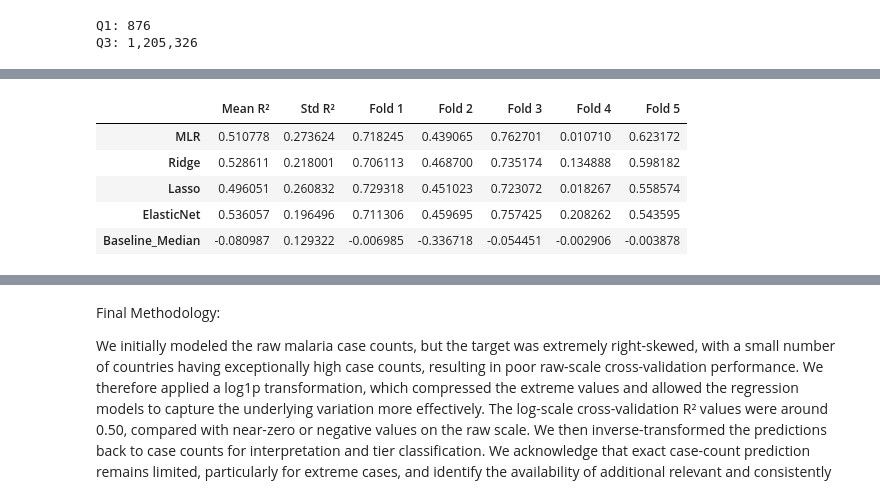
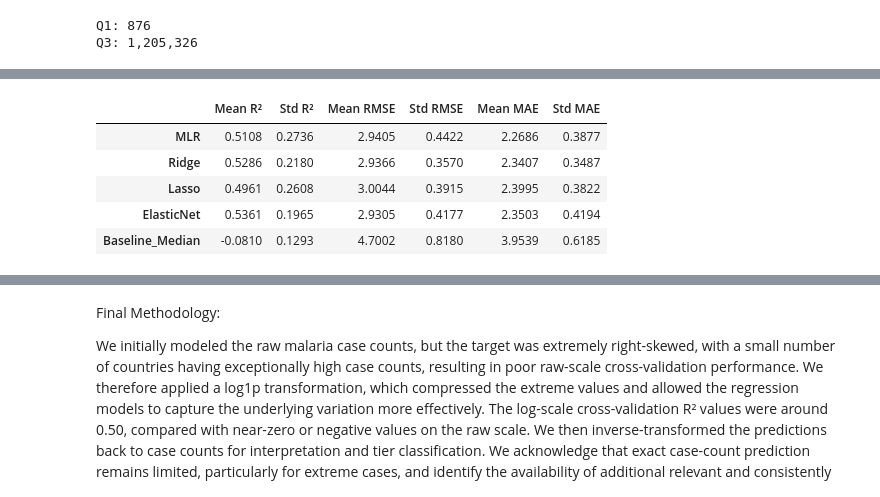
Before and after one commit to ZacharyMalonjao/Capstone2-A3101-Group2-SY26-27, a Jupyter notebook: ipynb_notebooks/02_model_training.ipynb, the cells around one changed output, grey strips where cells are left out. Drawn from its saved outputs; the diff is of its cells as text; code cells hidden in the pictures.

Commit message:
Model Aalysis update

```diff
--- a/ipynb_notebooks/02_model_training.ipynb
+++ b/ipynb_notebooks/02_model_training.ipynb
@@ -491,8 +445,0 @@ test_check
-# %%
-model_comparison = df.loc[y_test.index, ['Nation', 'Median_Malaria_Cases']].copy()
-
-for name in ['MLR', 'Ridge', 'Lasso', 'ElasticNet']:
-    preds_log = pipelines[name].predict(X_test)
-    model_comparison[f'{name}_Predicted_Cases'] = np.expm1(preds_log)
-
-model_comparison.round(0)
@@ -649,15 +541,3 @@ Fold 2:
   Mean cases: 2,000,487
   Median cases: 78,268
   Maximum cases: 13,355,300
-# %%
-# See the actual malaria-case totals in each CV fold
-
-for fold, (_, val_idx) in enumerate(kf.split(X), start=1):
-    fold_cases = y_raw.iloc[val_idx]
-
-    print(f"Fold {fold}:")
-    print(f"  Countries: {len(fold_cases)}")
-    print(f"  Mean cases: {fold_cases.mean():,.0f}")
-    print(f"  Median cases: {fold_cases.median():,.0f}")
-    print(f"  Maximum cases: {fold_cases.max():,.0f}")
-    print()
@@ -810,40 +633,47 @@ We need to check if we just got lucky
 # %%
-from sklearn.model_selection import KFold, cross_val_score
 
-kf = KFold(
-    n_splits=5,
-    shuffle=True,
-    random_state=RANDOM_STATE
-)
 
-cv_results = {}
+cv_full_results = {}
 
-for name, pipe in pipelines.items():
-    scores = cross_val_score(
-        pipe,
-        X,
-        y,
-        cv=kf,
-        scoring='r2'
-    )
+for name, model in models.items():
+    r2_scores = []
+    rmse_scores = []
+    mae_scores = []
 
-    cv_results[name] = {
-        'Mean R²': scores.mean(),
-        'Std R²': scores.std(),
-        'Fold 1': scores[0],
-        'Fold 2': scores[1],
-        'Fold 3': scores[2],
-        'Fold 4': scores[3],
-        'Fold 5': scores[4]
+    for train_idx, val_idx in kf.split(X):
+        X_train_cv = X.iloc[train_idx]
+        X_val_cv = X.iloc[val_idx]
+        y_train_cv = y.iloc[train_idx]
+        y_val_cv = y.iloc[val_idx]
+
+        # Fresh pipeline each fold so we don't overwrite the fitted pipelines you use elsewhere
+        fold_pipe = Pipeline([
+            ('preprocessor', preprocessor),
+            ('regressor', model)
+        ])
+
+        fold_pipe.fit(X_train_cv, y_train_cv)
+        preds = fold_pipe.predict(X_val_cv)
+
+        r2_scores.append(r2_score(y_val_cv, preds))
+        rmse_scores.append(np.sqrt(mean_squared_error(y_val_cv, preds)))
+        mae_scores.append(mean_absolute_error(y_val_cv, preds))
+
+    cv_full_results[name] = {
+        'Mean R²': np.mean(r2_scores),
+        'Std R²': np.std(r2_scores),
+        'Mean RMSE': np.mean(rmse_scores),
+        'Std RMSE': np.std(rmse_scores),
+        'Mean MAE': np.mean(mae_scores),
+        'Std MAE': np.std(mae_scores)
     }
 
-cv_results_df = pd.DataFrame(cv_results).T
-
-cv_results_df
+cv_full_results_df = pd.DataFrame(cv_full_results).T
+cv_full_results_df.round(4)
 # %% [output]
-|  | Mean R² | Std R² | Fold 1 | Fold 2 | Fold 3 | Fold 4 | Fold 5 |
-| MLR | 0.510778 | 0.273624 | 0.718245 | 0.439065 | 0.762701 | 0.010710 | 0.623172 |
-| Ridge | 0.528611 | 0.218001 | 0.706113 | 0.468700 | 0.735174 | 0.134888 | 0.598182 |
-| Lasso | 0.496051 | 0.260832 | 0.729318 | 0.451023 | 0.723072 | 0.018267 | 0.558574 |
-| ElasticNet | 0.536057 | 0.196496 | 0.711306 | 0.459695 | 0.757425 | 0.208262 | 0.543595 |
-| Baseline_Median | -0.080987 | 0.129322 | -0.006985 | -0.336718 | -0.054451 | -0.002906 | -0.003878 |
+|  | Mean R² | Std R² | Mean RMSE | Std RMSE | Mean MAE | Std MAE |
+| MLR | 0.5108 | 0.2736 | 2.9405 | 0.4422 | 2.2686 | 0.3877 |
+| Ridge | 0.5286 | 0.2180 | 2.9366 | 0.3570 | 2.3407 | 0.3487 |
+| Lasso | 0.4961 | 0.2608 | 3.0044 | 0.3915 | 2.3995 | 0.3822 |
+| ElasticNet | 0.5361 | 0.1965 | 2.9305 | 0.4177 | 2.3503 | 0.4194 |
+| Baseline_Median | -0.0810 | 0.1293 | 4.7002 | 0.8180 | 3.9539 | 0.6185 |
```
Also changed, not shown: parts of 29 cells of this notebook, 2 other files.
